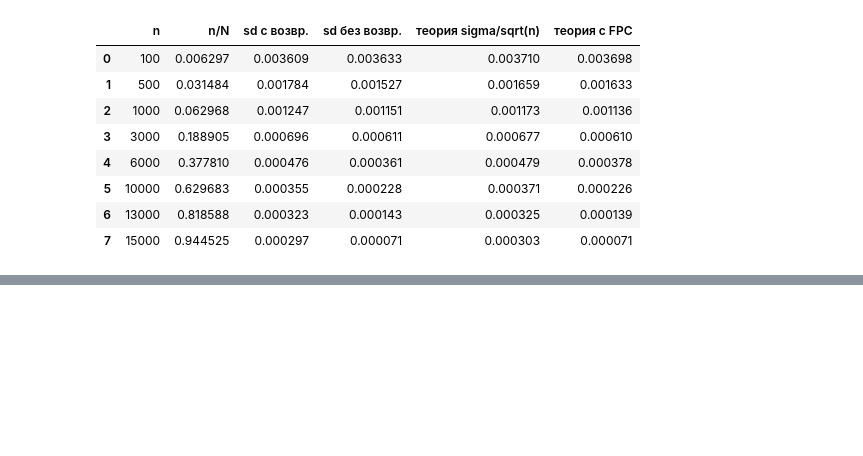
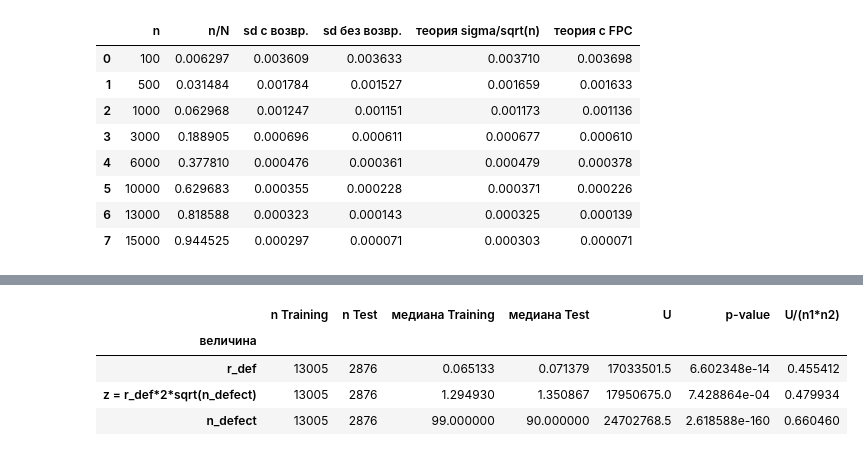
Before and after one commit to SanechkaTuoKe/APPSTAT-LABWORK, a Jupyter notebook: notebooks/rv03_r_def.ipynb, the cells around one changed output, grey strips where cells are left out. Drawn from its saved outputs; the diff is of its cells as text; code cells hidden in the pictures; blank space fills up the shorter version.

Commit message:
Add hypothesis tests and summary table for r_def
Co-Authored-By: Claude Opus 5.5 <noreply@anthropic.com>

```diff
--- a/notebooks/rv03_r_def.ipynb
+++ b/notebooks/rv03_r_def.ipynb
@@ -495,0 +500,18 @@ mc.round(6)
+# %%
+# обычный KS с подогнанными параметрами и goodness_of_fit (Монте-Карло) на подвыборке
+sub = rng.choice(xv, N_GOF, replace=False)
+known = {"бета": {"loc": 0, "scale": 1}, "Рэлей": {"loc": 0}, "Вейбулл": {"loc": 0}}
+gof_rows = []
+for name, f in fits.items():
+    data_full = f["data"]
+    data_sub = np.clip(sub, EPS, 1 - EPS) if name == "бета" else sub
+    ks_naive = stats.kstest(data_full, f["dist"].cdf, args=f["args"])
+    row = {"KS D (вся выборка)": ks_naive.statistic, "KS p наивный": ks_naive.pvalue}
+    for stat in ["ks", "ad"]:
+        res = stats.goodness_of_fit(f["dist"], data_sub, known_params=known[name], statistic=stat,
+                                    n_mc_samples=B_GOF, rng=rng)
+        row[f"{stat.upper()} стат. (подвыборка)"] = res.statistic
+        row[f"{stat.upper()} p Монте-Карло"] = res.pvalue
+    gof_rows.append(pd.Series(row, name=name))
+print(f"подвыборка N_GOF = {N_GOF}, n_mc_samples = {B_GOF}")
+pd.DataFrame(gof_rows)
@@ -495,0 +524,12 @@ mc.round(6)
+# %%
+# chi2 согласия по равновероятным интервалам, ddof = число параметров
+chi_rows = []
+for name, f in fits.items():
+    edges = f["frozen"].ppf(np.linspace(0, 1, K_CHI2 + 1))
+    O = np.histogram(f["data"], bins=edges)[0]
+    E = np.full(K_CHI2, len(f["data"]) / K_CHI2)
+    stat, p = stats.chisquare(O, E, ddof=f["k"])
+    chi_rows.append({"модель": name, "chi2": stat, "df": K_CHI2 - 1 - f["k"], "p-value": p,
+                     "min O": O.min(), "max O": O.max()})
+chi_tab = pd.DataFrame(chi_rows).set_index("модель")
+chi_tab
@@ -495,0 +542,19 @@ mc.round(6)
+# %%
+# Манн-Уитни Training против Test: r_def и нормированный центроид z
+lab = df.loc[x.index, "trianTestLabel"].to_numpy()
+mw_rows = []
+for name, vals in [("r_def", xv), ("z = r_def*2*sqrt(n_defect)", z),
+                   ("n_defect", df.loc[x.index, "n_defect"].to_numpy())]:
+    tr, te = vals[lab == "Training"], vals[lab == "Test"]
+    r = stats.mannwhitneyu(tr, te, alternative="two-sided", method="asymptotic")
+    mw_rows.append({"величина": name, "n Training": len(tr), "n Test": len(te),
+                    "медиана Training": np.median(tr), "медиана Test": np.median(te),
+                    "U": r.statistic, "p-value": r.pvalue, "U/(n1*n2)": r.statistic / (len(tr) * len(te))})
+mw_tab = pd.DataFrame(mw_rows).set_index("величина")
+mw_tab
+# %% [output]
+|  | n Training | n Test | медиана Training | медиана Test | U | p-value | U/(n1*n2) |
+| величина |  |  |  |  |  |  |  |
+| r_def | 13005 | 2876 | 0.065133 | 0.071379 | 17033501.5 | 6.602348e-14 | 0.455412 |
+| z = r_def*2*sqrt(n_defect) | 13005 | 2876 | 1.294930 | 1.350867 | 17950675.0 | 7.428864e-04 | 0.479934 |
+| n_defect | 13005 | 2876 | 99.000000 | 90.000000 | 24702768.5 | 2.618588e-160 | 0.660460 |
```
Also changed, not shown: parts of 8 cells of this notebook.
